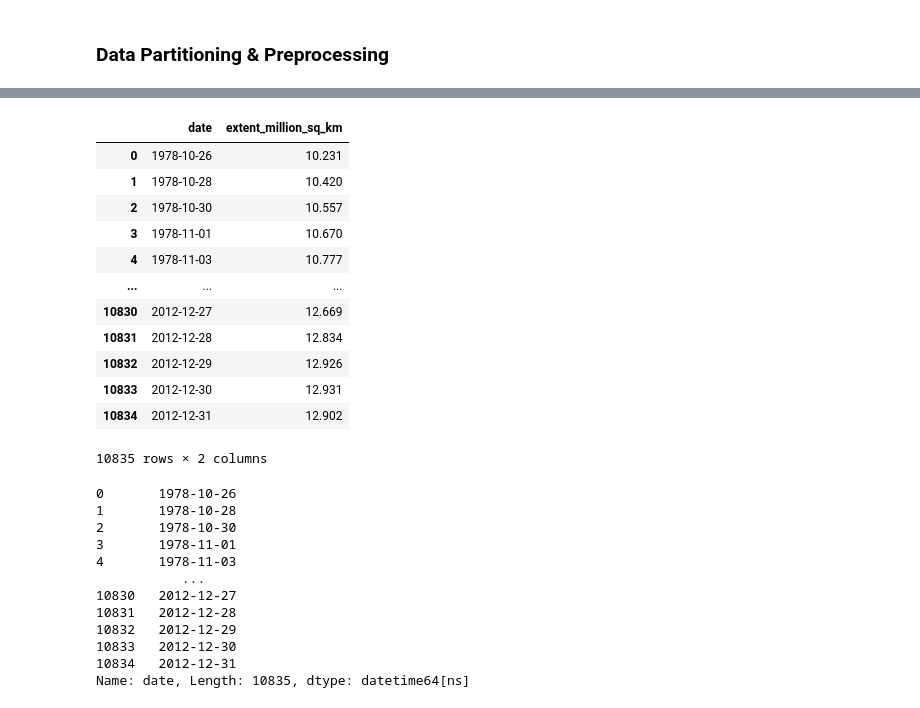
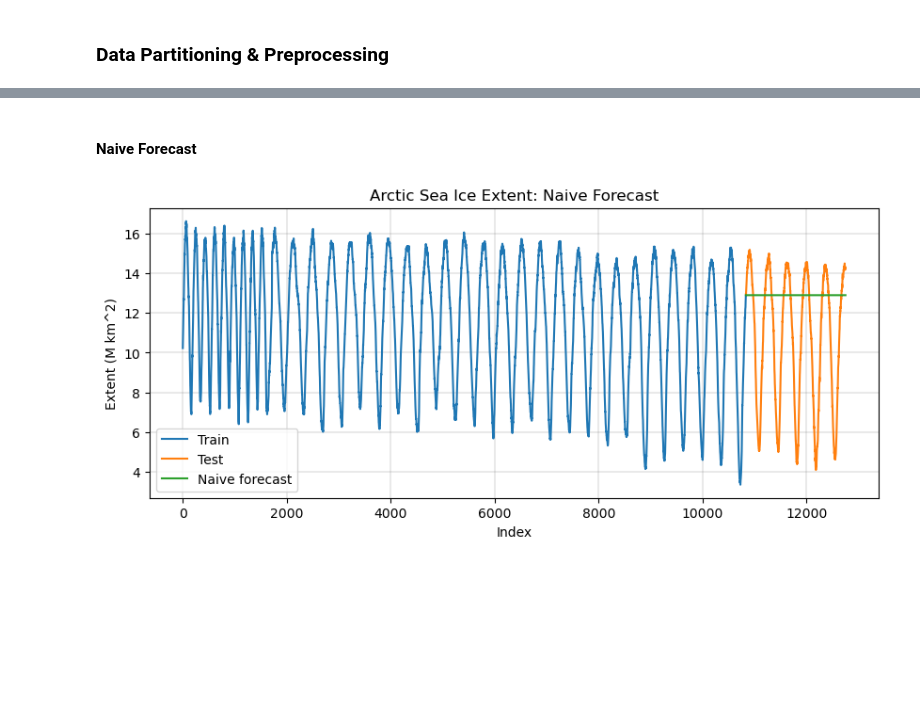
Before and after one commit to giantmagellan/SeaIceForecast, a Jupyter notebook: seaice_model_train.ipynb, the cells around one changed output, grey strips where cells are left out. Drawn from its saved outputs; the diff is of its cells as text; code cells hidden in the pictures; blank space fills up the shorter version.

Commit message:
naive and simple avg forecasting

```diff
--- a/seaice_model_train.ipynb
+++ b/seaice_model_train.ipynb
@@ -41,10 +43,7 @@ The dataset contains a daily measurement over a 30-year period. Therefore, we ke
 ### Data Partitioning & Preprocessing
 # %%
 # Set the split boundary
-split_date = '1/1/2013'  #  measurements
-
-# convert 'date' to datetime
-sie_df['date'] = pd.to_datetime(sie_df['date'])
+split_date = '2013-01-01'
 
 # Partitioning the dataset
 train_nfc = sie_df[sie_df['date'] < split_date]
@@ -54,31 +52,0 @@ In order to set yearly based limitations to partition the dataset, the 'date' co
-# %%
-train_nfc
-# %% [output]
-|  | date | extent_million_sq_km |
-| 0 | 1978-10-26 | 10.231 |
-| 1 | 1978-10-28 | 10.420 |
-| 2 | 1978-10-30 | 10.557 |
-| 3 | 1978-11-01 | 10.670 |
-| 4 | 1978-11-03 | 10.777 |
-| ... | ... | ... |
-| 10830 | 2012-12-27 | 12.669 |
-| 10831 | 2012-12-28 | 12.834 |
-| 10832 | 2012-12-29 | 12.926 |
-| 10833 | 2012-12-30 | 12.931 |
-| 10834 | 2012-12-31 | 12.902 |
-10835 rows × 2 columns
-# %%
-print(train_nfc['date'])
-# %% [output]
-0       1978-10-26
-1       1978-10-28
-2       1978-10-30
-3       1978-11-01
-4       1978-11-03
-           ...
-10830   2012-12-27
-10831   2012-12-28
-10832   2012-12-29
-10833   2012-12-30
-10834   2012-12-31
-Name: date, Length: 10835, dtype: datetime64[ns]
@@ -90,0 +53,26 @@ plt.legend()
+# %% [markdown]
+#### Naive Forecast
+# %%
+train_len = len(train_nfc)
+
+# Copy test set
+y_hat = test_nfc.copy()
+y_hat['naive_forecast'] = train_nfc['extent_million_sq_km'][train_len-1]
+# %%
+# Train, Test, and Forecast
+plt.figure(figsize=(10, 4))
+plt.grid(color='grey', linestyle='-', linewidth=0.25)
+
+plt.plot(train_nfc['extent_million_sq_km'], label='Train')
+plt.plot(test_nfc['extent_million_sq_km'], label='Test')
+plt.plot(y_hat['naive_forecast'], label='Naive forecast')
+
+plt.legend(loc='best')
+plt.title('Arctic Sea Ice Extent: Naive Forecast')
+plt.xlabel('Index')
+plt.ylabel('Extent (M km^2)')
+
+plt.savefig('figures/sie_naive_fc.png')
+plt.show()
+# %% [output]
+[figure, added]
```
Also changed, not shown: parts of 15 cells of this notebook, 8 other files.
